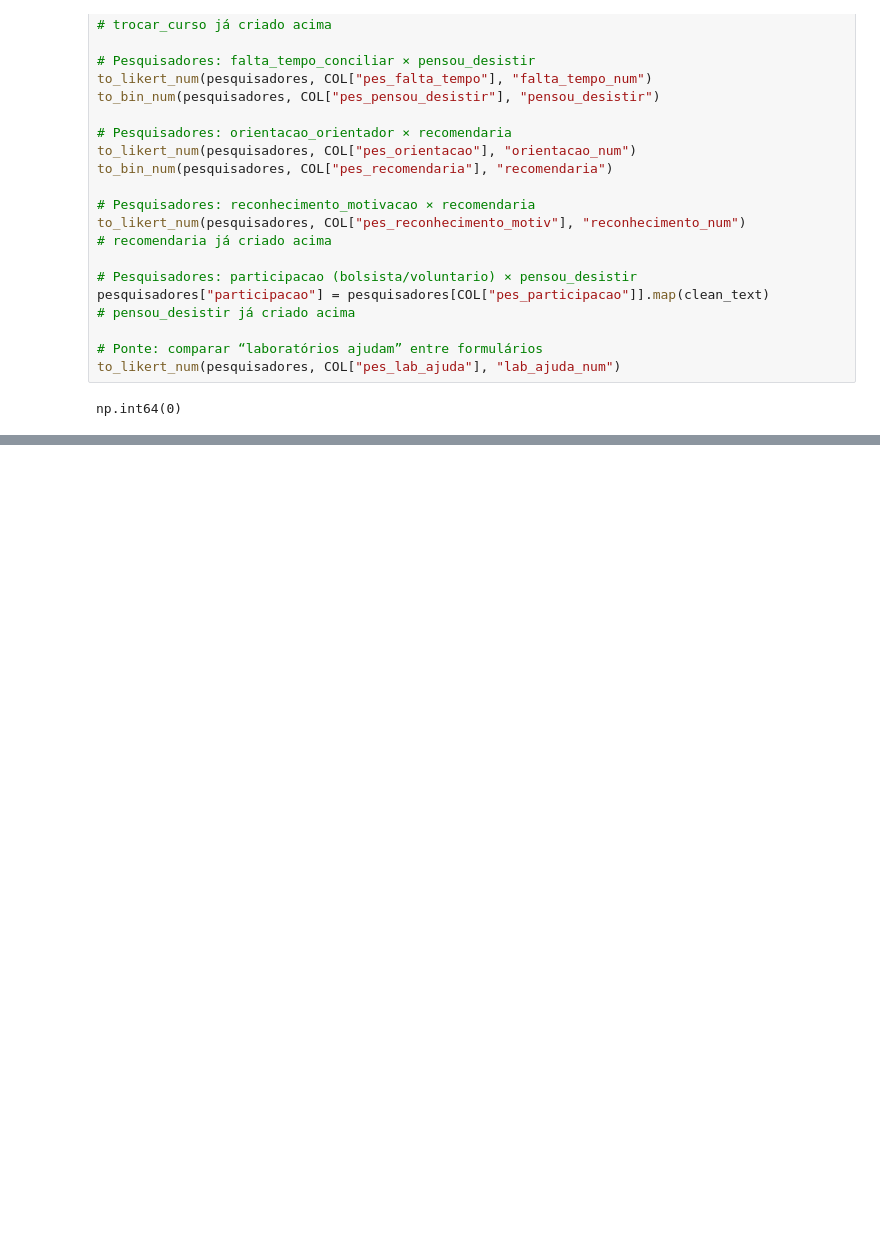
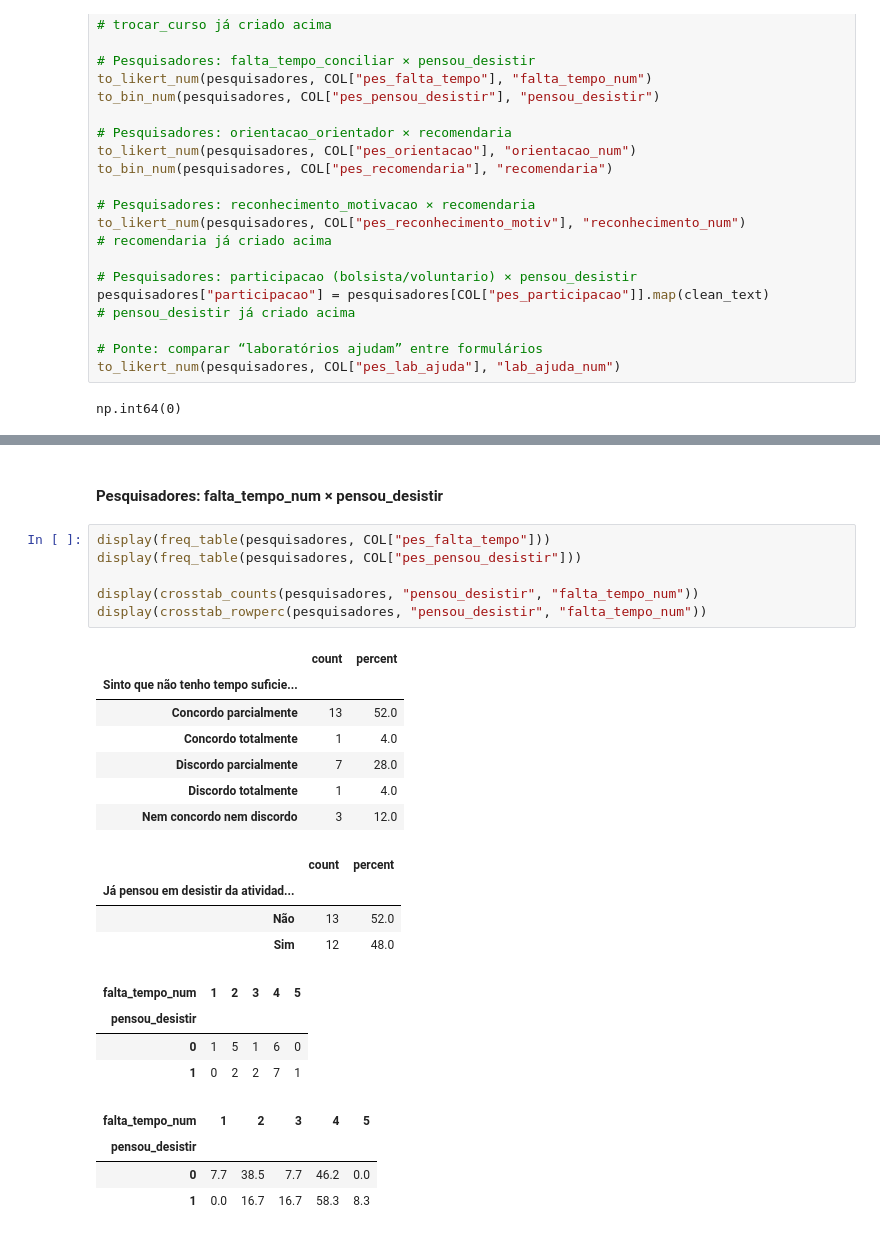
Before and after one commit to Gabriel-c0Nsp/analise-motivacao, a Jupyter notebook: analise-motivacao.ipynb, the cells around one changed output, grey strips where cells are left out. Saved outputs shown, nothing was run; the diff lists cells and outputs as text; blank space fills up the shorter version.

```diff
--- a/analise-motivacao.ipynb
+++ b/analise-motivacao.ipynb
@@ -179,0 +259,28 @@ np.int64(0)
+# %% [markdown]
+#### Pesquisadores: falta_tempo_num × pensou_desistir
+# %%
+display(freq_table(pesquisadores, COL["pes_falta_tempo"]))
+display(freq_table(pesquisadores, COL["pes_pensou_desistir"]))
+
+display(crosstab_counts(pesquisadores, "pensou_desistir", "falta_tempo_num"))
+display(crosstab_rowperc(pesquisadores, "pensou_desistir", "falta_tempo_num"))
+# %% [output]
+|  | count | percent |
+| Sinto que não tenho tempo suficie... |  |  |
+| Concordo parcialmente | 13 | 52.0 |
+| Concordo totalmente | 1 | 4.0 |
+| Discordo parcialmente | 7 | 28.0 |
+| Discordo totalmente | 1 | 4.0 |
+| Nem concordo nem discordo | 3 | 12.0 |
+|  | count | percent |
+| Já pensou em desistir da atividad... |  |  |
+| Não | 13 | 52.0 |
+| Sim | 12 | 48.0 |
+| falta_tempo_num | 1 | 2 | 3 | 4 | 5 |
+| pensou_desistir |  |  |  |  |  |
+| 0 | 1 | 5 | 1 | 6 | 0 |
+| 1 | 0 | 2 | 2 | 7 | 1 |
+| falta_tempo_num | 1 | 2 | 3 | 4 | 5 |
+| pensou_desistir |  |  |  |  |  |
+| 0 | 7.7 | 38.5 | 7.7 | 46.2 | 0.0 |
+| 1 | 0.0 | 16.7 | 16.7 | 58.3 | 8.3 |
```
Also changed, not shown: parts of 16 cells of this notebook.
